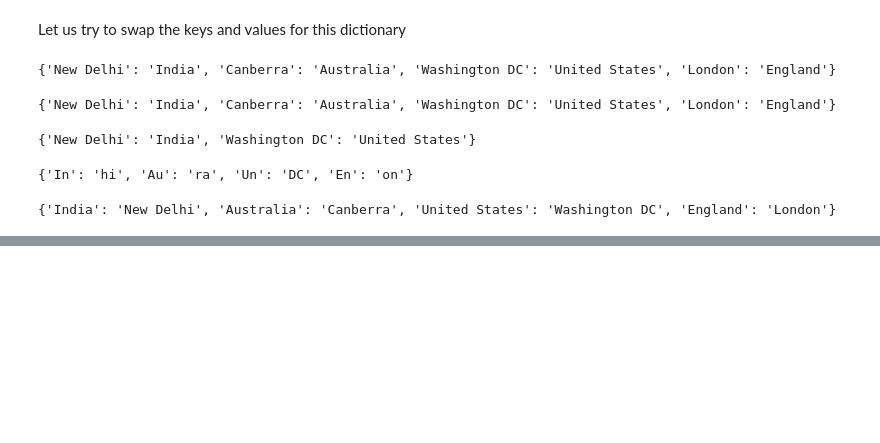
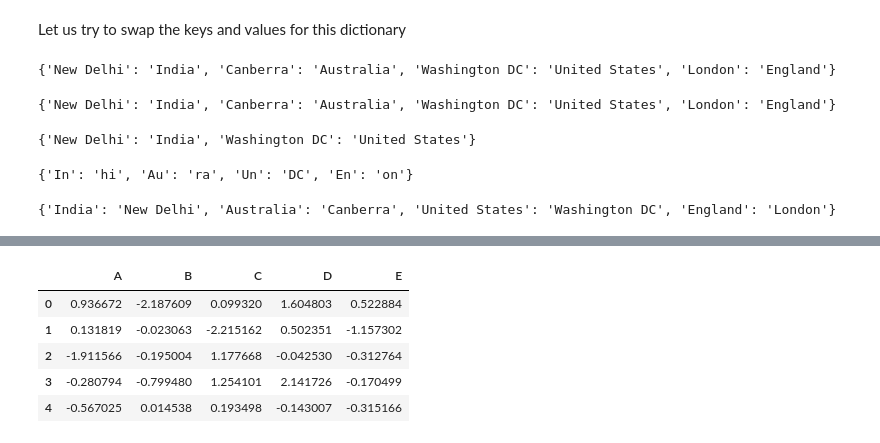
Before and after one commit to Rahul-2045/python-practice-, a Jupyter notebook: Copy_of_Untitled3.ipynb, the cells around one changed output, grey strips where cells are left out. Cells and saved outputs as stored; diff of their text form; code cells hidden in the pictures; blank space fills up the shorter version.

```diff
--- a/Copy_of_Untitled3.ipynb
+++ b/Copy_of_Untitled3.ipynb
@@ -1482,0 +1684,9 @@ print(country_city_dict)
+# %%
+df.head()
+# %% [output]
+|  | A | B | C | D | E |
+| 0 | 0.936672 | -2.187609 | 0.099320 | 1.604803 | 0.522884 |
+| 1 | 0.131819 | -0.023063 | -2.215162 | 0.502351 | -1.157302 |
+| 2 | -1.911566 | -0.195004 | 1.177668 | -0.042530 | -0.312764 |
+| 3 | -0.280794 | -0.799480 | 1.254101 | 2.141726 | -0.170499 |
+| 4 | -0.567025 | 0.014538 | 0.193498 | -0.143007 | -0.315166 |
```
Also changed, not shown: parts of 33 cells of this notebook.
